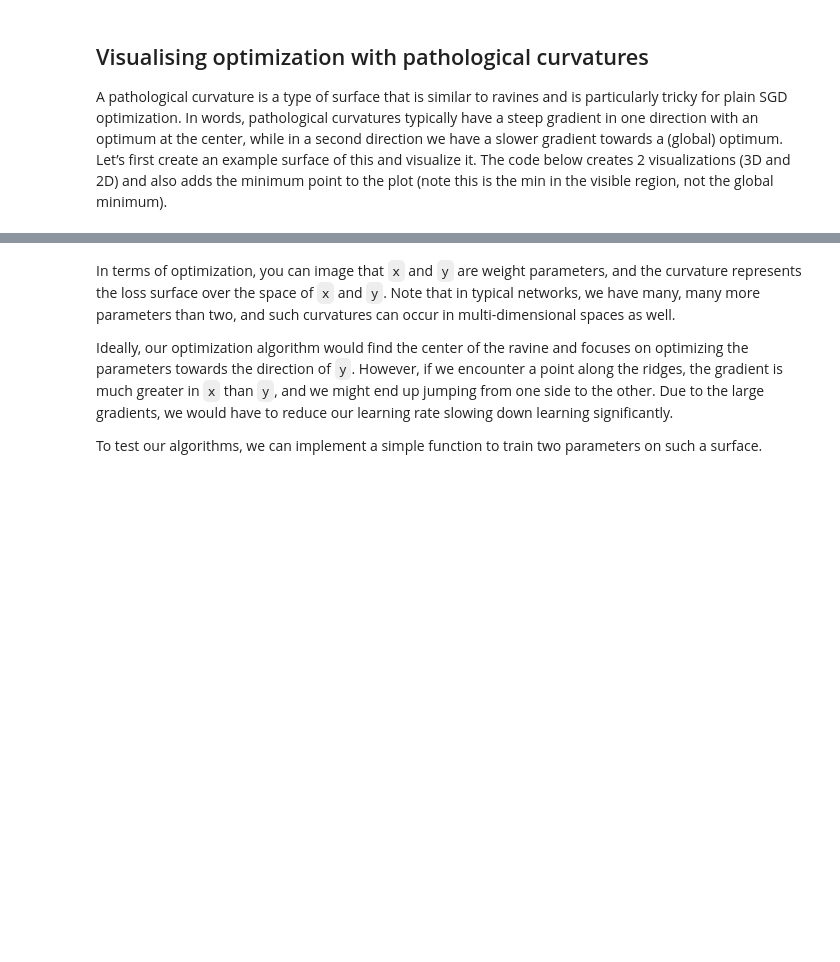
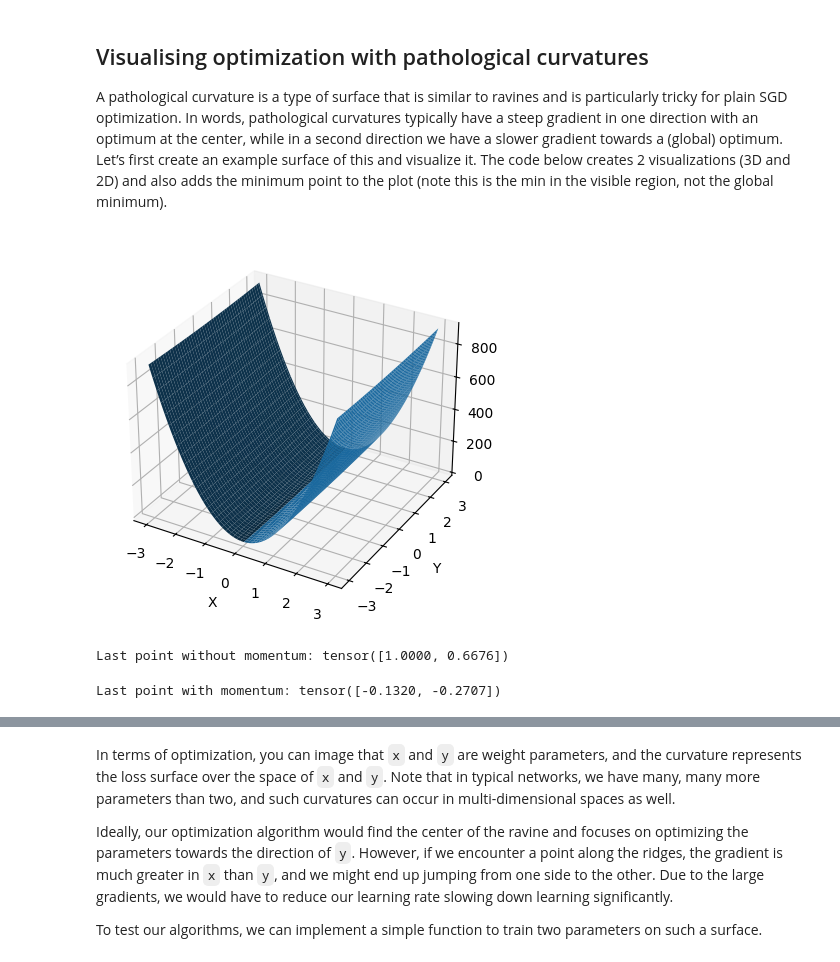
Before and after one commit to deadex-ng/arena, a Jupyter notebook: chapter0_fundamentals/exercises/part3_optimization/0.3_Optimization_exercises.ipynb, the cells around one changed output, grey strips where cells are left out. Cells and saved outputs as stored; diff of their text form; code cells hidden in the pictures; blank space fills up the shorter version.

Commit message:
Understanding ravines, gradient and momentum

```diff
--- a/chapter0_fundamentals/exercises/part3_optimization/0.3_Optimization_exercises.ipynb
+++ b/chapter0_fundamentals/exercises/part3_optimization/0.3_Optimization_exercises.ipynb
@@ -240,3 +242,41 @@ Momentum means that the step includes a term proportional to a moving average of
 ## Visualising optimization with pathological curvatures
 
 A pathological curvature is a type of surface that is similar to ravines and is particularly tricky for plain SGD optimization. In words, pathological curvatures typically have a steep gradient in one direction with an optimum at the center, while in a second direction we have a slower gradient towards a (global) optimum. Let’s first create an example surface of this and visualize it. The code below creates 2 visualizations (3D and 2D) and also adds the minimum point to the plot (note this is the min in the visible region, not the global minimum).
+# %%
+def plot_3d_function(fn, x_range=(-3, 3), y_range=(-3, 3), resolution=100):
+    """
+    Plots a 3D surface for a function fn(x, y).
+
+    Parameters:
+        fn: callable function of two variables (x, y)
+        x_range: tuple (xmin, xmax)
+        y_range: tuple (ymin, ymax)
+        resolution: number of grid points per axis
+    """
+
+    # Create grid
+    x = np.linspace(x_range[0], x_range[1], resolution)
+    y = np.linspace(y_range[0], y_range[1], resolution)
+    X, Y = np.meshgrid(x, y)
+
+    # Evaluate function
+    Z = fn(X, Y)
+
+    # Create 3D plot
+    fig = plt.figure()
+    ax = fig.add_subplot(111, projection='3d')
+
+    ax.plot_surface(X, Y, Z)
+
+    ax.set_xlabel('X')
+    ax.set_ylabel('Y')
+    ax.set_zlabel('Z')
+
+    plt.show()
+# %%
+def quadratic_ravine(x, y):
+    return 100*x**2 + y**2
+
+plot_3d_function(quadratic_ravine)
+# %% [output]
+[figure, added]
@@ -242,0 +299,10 @@ A pathological curvature is a type of surface that is similar to ravines and is
+# %%
+path_no_mom = gd_ravine([1.0, 1.0], lr=0.01, momentum=0.0)
+print("Last point without momentum:", path_no_mom[-1])
+# %% [output]
+Last point without momentum: tensor([1.0000, 0.6676])
+# %%
+path_mom = gd_ravine([1.0, 1.0], lr=0.01, momentum=0.9)
+print("Last point with momentum:", path_mom[-1])
+# %% [output]
+Last point with momentum: tensor([-0.1320, -0.2707])
```
Also changed, not shown: parts of 5 cells of this notebook.
